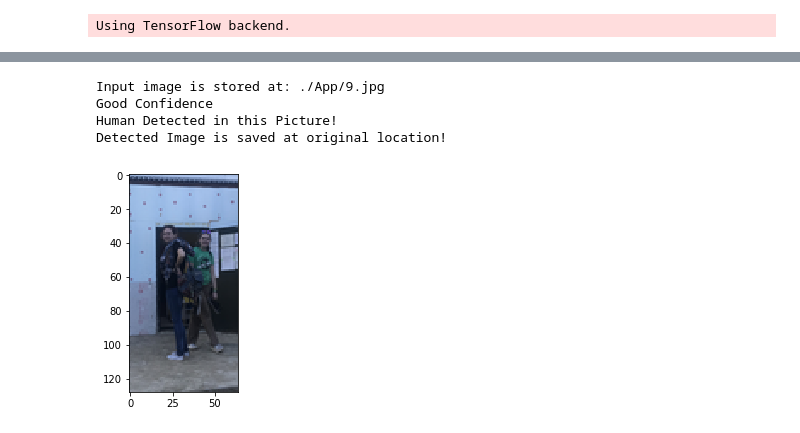
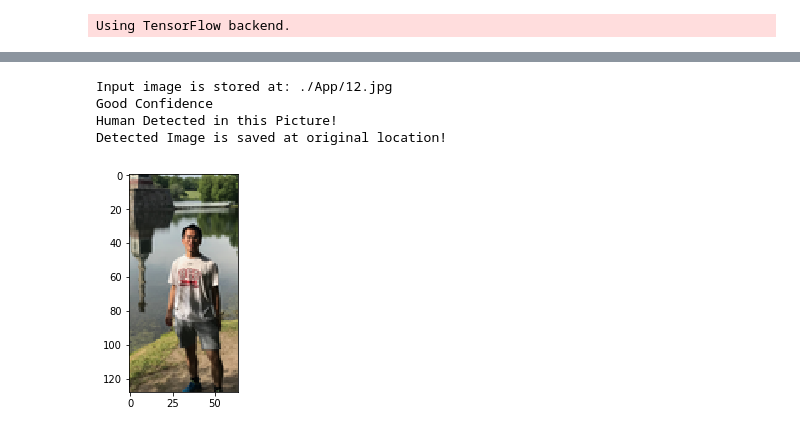
Before and after one commit to Ebonyknigh/DLHumanDetection, a Jupyter notebook: Detector.ipynb, the cells around one changed output, grey strips where cells are left out. Cells and saved outputs as stored; diff of their text form; code cells hidden in the pictures.

```diff
--- a/Detector.ipynb
+++ b/Detector.ipynb
@@ -192,18 +192,18 @@ Loaded model from disk
 Loaded model from disk
 Loaded model from disk
 # %%
-im,imgList=processImg('./App', '9.jpg')
+im,imgList=processImg('./App', '12.jpg')
 quad=detectPic(imgList, modelList)
 if(type(quad)!=type(False)):
     #human detected
     print ("Human Detected in this Picture!")
     img=outputImg(im,quad[0], quad[1],quad[2])
     plt.imshow(quad[3])
 else:
     print ("There is no Human in this Picture!")
 # %% [output]
-Input image is stored at: ./App/9.jpg
+Input image is stored at: ./App/12.jpg
 Good Confidence
 Human Detected in this Picture!
 Detected Image is saved at original location!
-[figure, old version]
+[figure, new version]
```
Also changed, not shown: 2 other files.
